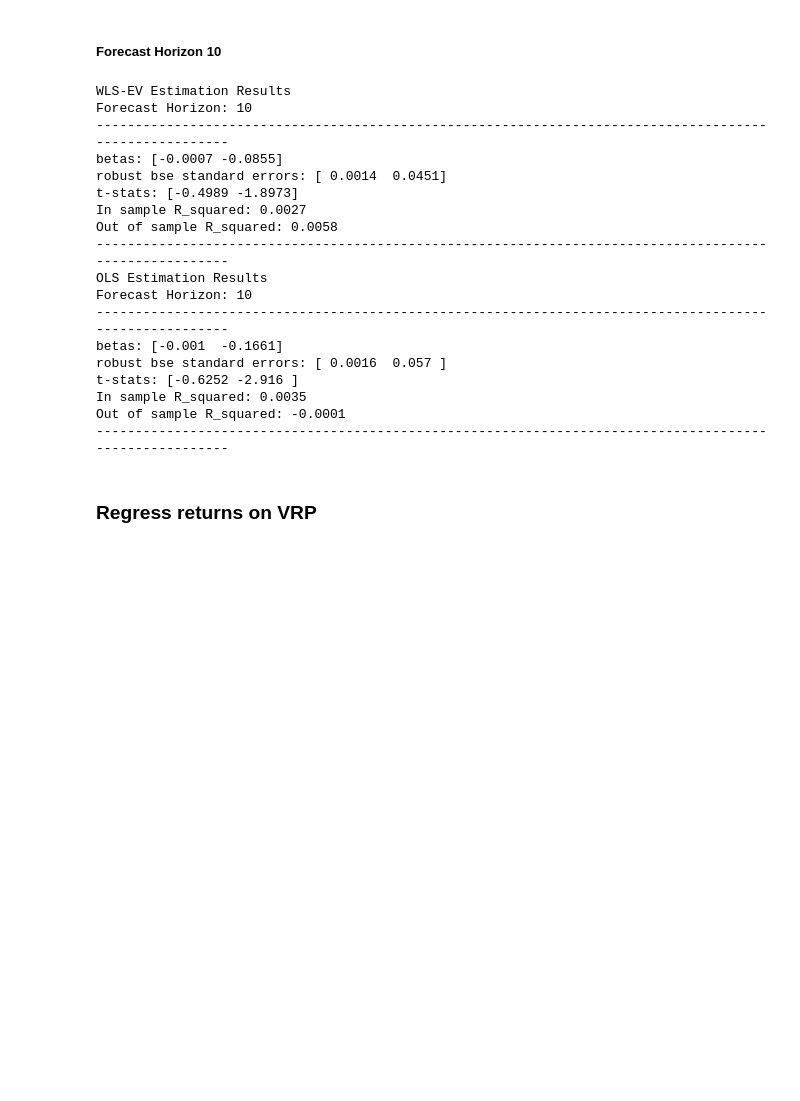
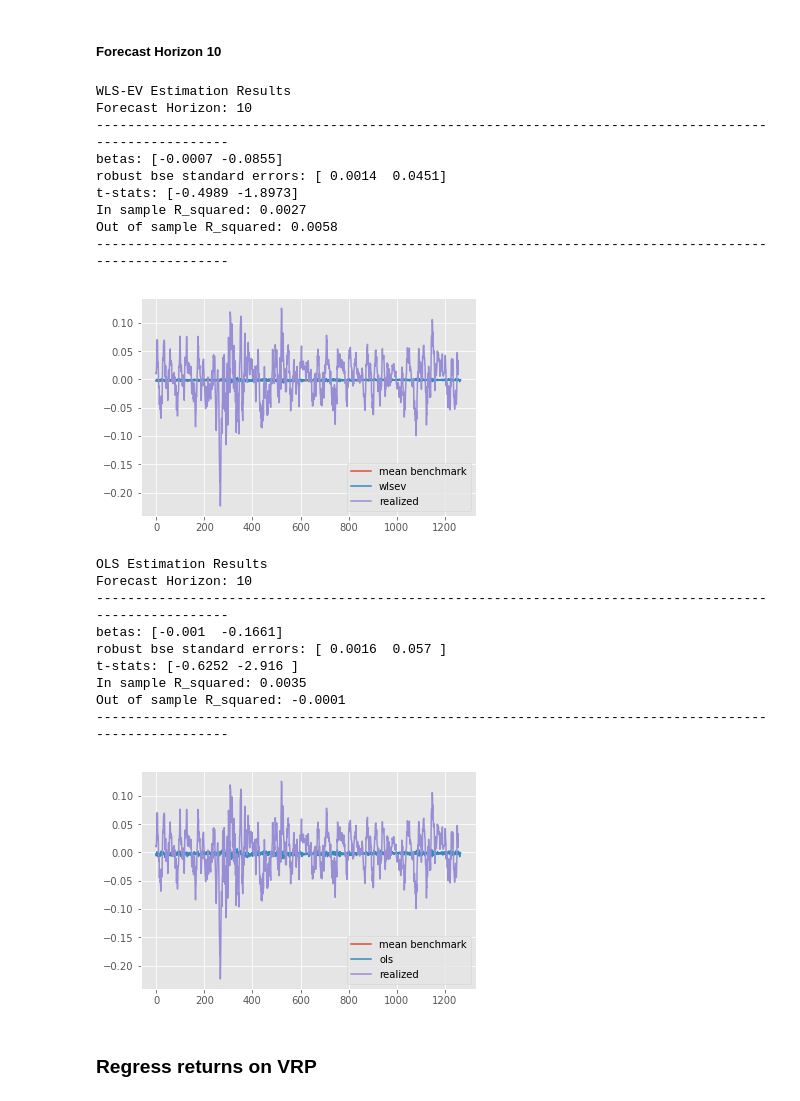
Before and after one commit to tobikuhlmann/robust-linear-forecasting, a Jupyter notebook: wlsev_analysis.ipynb, the cells around one changed output. Cells and saved outputs as stored; diff of their text form; code cells hidden in the pictures; blank space fills up the shorter version.

```diff
--- a/wlsev_analysis.ipynb
+++ b/wlsev_analysis.ipynb
@@ -227,42 +245,46 @@ Out of sample R_squared: 0.0045
 # %%
 # 2. least squares estimates weighted by ex-ante return variance (WLS-EV) using Johnson (2016)
 # ------------------------------------------------------------------------------------------------------------
 
 # set forecast_horizon
 forecast_horizon = 10
 
 # WLS-EV
 wlsev_obj = Wlsev_model(wlsev_var_rets['logreturns'][:-1].as_matrix(), wlsev_var_rets['logreturns'][1:].as_matrix(), wlsev_var_rets['vol_daily_est'][:-1].as_matrix(), forecast_horizon)
 wlsev_obj.fit()
 # OOS evaluation to get Rsquared
 wlsev_obj.evaluate()
 wlsev_obj.print_results()
+wlsev_obj.plot_results()
 
 # OLS
 ols_obj = OLS_model(wlsev_var_rets['logreturns'][:-1].as_matrix(), wlsev_var_rets['logreturns'][1:].as_matrix(), forecast_horizon)
 ols_obj.fit()
 # OOS evaluation to get Rsquared
 ols_obj.evaluate()
 ols_obj.print_results()
+ols_obj.plot_results()
 # %% [output]
 WLS-EV Estimation Results
 Forecast Horizon: 10
 -------------------------------------------------------------------------------------------------------
 betas: [-0.0007 -0.0855]
 robust bse standard errors: [ 0.0014  0.0451]
 t-stats: [-0.4989 -1.8973]
 In sample R_squared: 0.0027
 Out of sample R_squared: 0.0058
 -------------------------------------------------------------------------------------------------------
-OLS Estimation Results
-Forecast Horizon: 10
--------------------------------------------------------------------------------------------------------
-betas: [-0.001  -0.1661]
-robust bse standard errors: [ 0.0016  0.057 ]
-t-stats: [-0.6252 -2.916 ]
-In sample R_squared: 0.0035
-Out of sample R_squared: -0.0001
--------------------------------------------------------------------------------------------------------
+[figure, added]
+OLS Estimation Results
+Forecast Horizon: 10
+-------------------------------------------------------------------------------------------------------
+betas: [-0.001  -0.1661]
+robust bse standard errors: [ 0.0016  0.057 ]
+t-stats: [-0.6252 -2.916 ]
+In sample R_squared: 0.0035
+Out of sample R_squared: -0.0001
+-------------------------------------------------------------------------------------------------------
+[figure, added]
 # %% [markdown]
 ### Regress returns on VRP
 # %% [markdown]
```
Also changed, not shown: parts of 6 cells of this notebook, 3 other files.
